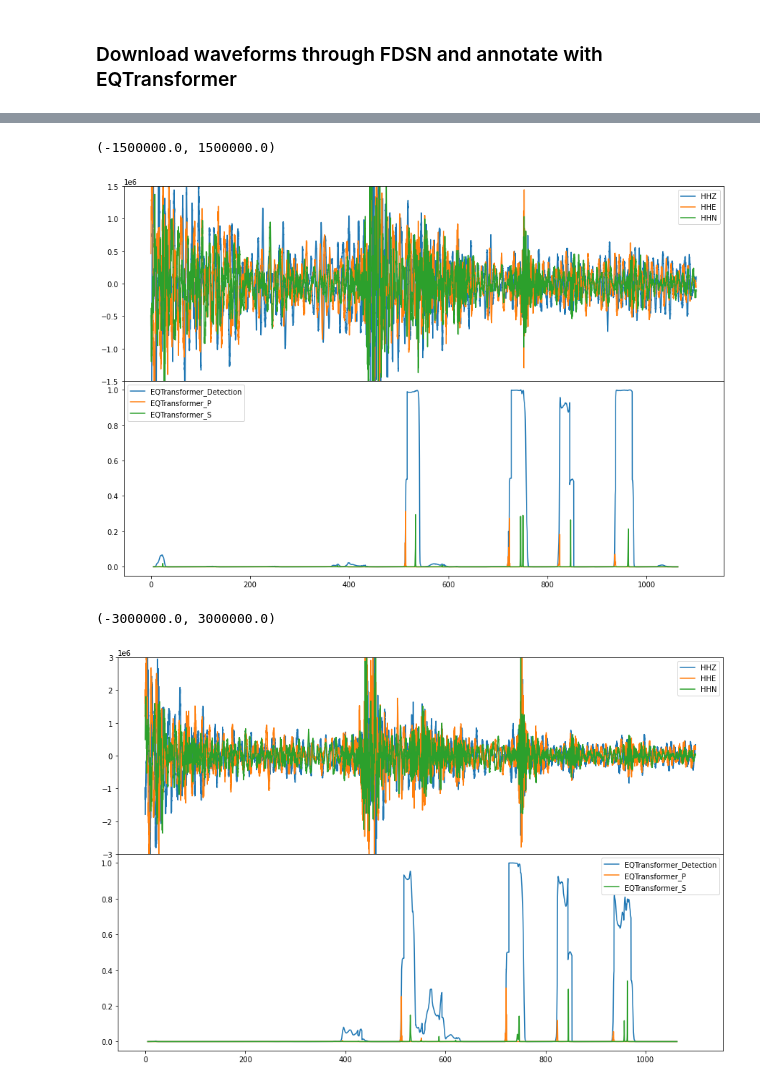
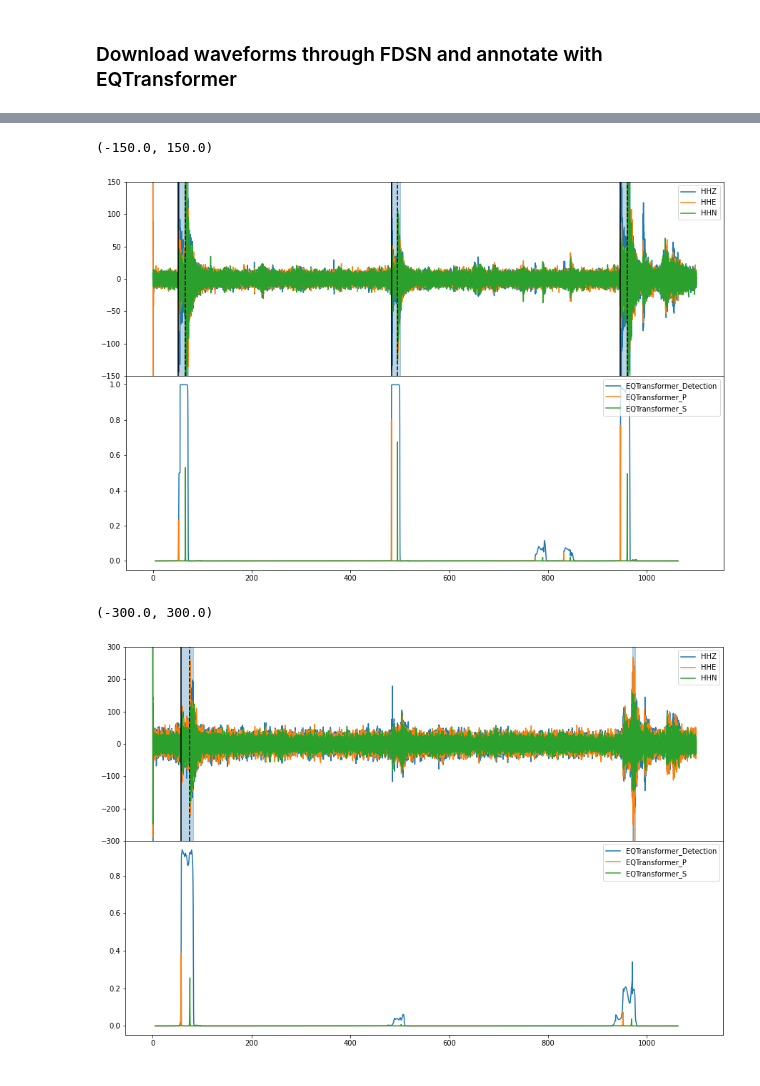
Before and after one commit to seisbench/seisbench, a Jupyter notebook: examples/model_example.ipynb, the cells around one changed output, grey strips where cells are left out. Drawn from its saved outputs; the diff is of its cells as text; code cells hidden in the pictures.

Commit message:
Implemented classify function for WaveformModel (closes #33)
- In addition adds classify functions for GPD and EQTransformer

```diff
--- a/examples/model_example.ipynb
+++ b/examples/model_example.ipynb
@@ -60,9 +60,11 @@ from obspy import UTCDateTime
 # %%
 client = Client("GFZ")
 
-t = UTCDateTime("2014/04/02")
+# t = UTCDateTime("2014/04/02")
+t = UTCDateTime("2010/04/02")
 
 stream = client.get_waveforms(network="CX", station="PB01", location="*", channel="HH?", starttime=t-500, endtime=t+600)
 stream += client.get_waveforms(network="CX", station="PB02", location="*", channel="HH?", starttime=t-500, endtime=t+600)
 # %%
 annotations = model.annotate(stream)
+picks, detections = model.classify(stream)
@@ -69,18 +81,29 @@ annotations = model.annotate(stream)
 # %%
 fig = plt.figure(figsize=(15, 10))
 axs = fig.subplots(2, 1, sharex=True, gridspec_kw={"hspace": 0})
 
 offset = annotations[0].stats.starttime - stream[0].stats.starttime
 for i in range(3):
     axs[0].plot(stream[i].times(), stream[i].data, label=stream[i].stats.channel)
     axs[1].plot(annotations[i].times() + offset, annotations[i].data, label=annotations[i].stats.channel)
 
-axs[0].legend()
-axs[1].legend()
-axs[0].set_ylim(-1.5e6, 1.5e6)
+t_base = stream[0].stats.starttime
+for trace_id, t0, t1 in detections:
+    if trace_id == "CX.PB01.":
+        axs[0].fill_between([t0 - t_base, t1 - t_base], 1e10, -1e10, color='C0', alpha=0.3)
+
+line_map = {"P": "-", "S": "--"}
+for trace_id, t0, phase in picks:
+    if trace_id == "CX.PB01.":
+        axs[0].axvline(t0 - t_base, color="k", ls=line_map[phase])
+
+axs[0].legend(loc="upper right")
+axs[1].legend(loc="upper right")
+# axs[0].set_ylim(-1.5e6, 1.5e6)
+axs[0].set_ylim(-1.5e2, 1.5e2)
 # %% [output]
-(-1500000.0, 1500000.0)
+(-150.0, 150.0)
-[figure, old version]
+[figure, new version]
 # %%
 fig = plt.figure(figsize=(15, 10))
 axs = fig.subplots(2, 1, sharex=True, gridspec_kw={"hspace": 0})
@@ -90,9 +113,20 @@ for i in range(3, 6):
     axs[0].plot(stream[i].times(), stream[i].data, label=stream[i].stats.channel)
     axs[1].plot(annotations[i].times() + offset, annotations[i].data, label=annotations[i].stats.channel)
 
-axs[0].legend()
-axs[1].legend()
-axs[0].set_ylim(-3e6, 3e6)
+t_base = stream[3].stats.starttime
+for trace_id, t0, t1 in detections:
+    if trace_id == "CX.PB02.":
+        axs[0].fill_between([t0 - t_base, t1 - t_base], 1e10, -1e10, color='C0', alpha=0.3)
+
+line_map = {"P": "-", "S": "--"}
+for trace_id, t0, phase in picks:
+    if trace_id == "CX.PB02.":
+        axs[0].axvline(t0 - t_base, color="k", ls=line_map[phase])
+
+axs[0].legend(loc="upper right")
+axs[1].legend(loc="upper right")
+# axs[0].set_ylim(-3e6, 3e6)
+axs[0].set_ylim(-3e2, 3e2)
 # %% [output]
-(-3000000.0, 3000000.0)
+(-300.0, 300.0)
-[figure, old version]
+[figure, new version]
```
Also changed, not shown: parts of 1 cell of this notebook, 3 other files.
